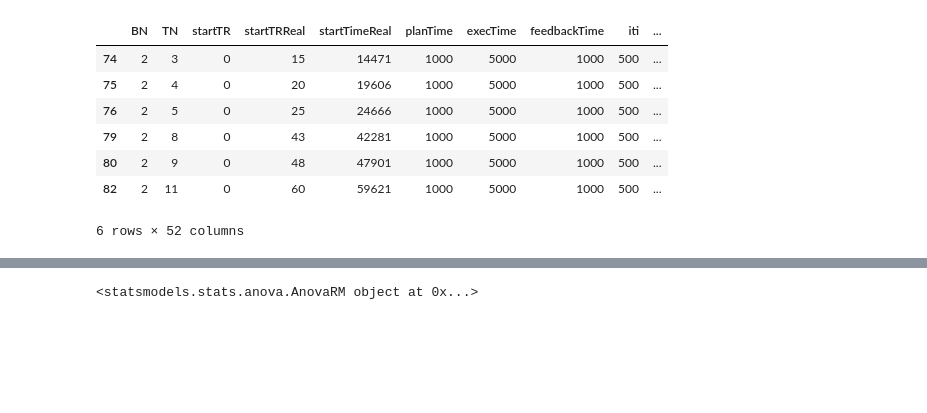
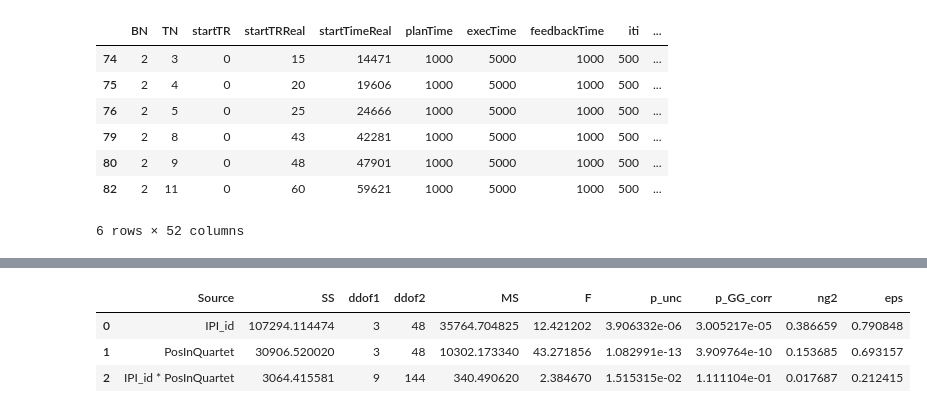
Before and after one commit to AmandaGiselleLily/modified-digit-inteference, a Jupyter notebook: notebooks/Within Subjects ANOVA.ipynb, the cells around one changed output, grey strips where cells are left out. Saved outputs shown, nothing was run; the diff lists cells and outputs as text; code cells hidden in the pictures; blank space fills up the shorter version.

```diff
--- a/notebooks/Within Subjects ANOVA.ipynb
+++ b/notebooks/Within Subjects ANOVA.ipynb
@@ -56,6 +69,8 @@ melted_ipi.head(6)
 # %%
-ipi_anova = AnovaRM(data=melted_ipi,subject="SID",depvar="IPI",within=["PosInQuartet","IPI_id"],aggregate_func="mean")
-
-print(ipi_anova)
+ipi_anova = pg.rm_anova(data=melted_ipi, dv='IPI', within=["IPI_id","PosInQuartet"], subject='SID')
+display(ipi_anova)
 # %% [output]
-<statsmodels.stats.anova.AnovaRM object at 0x...>
+|  | Source | SS | ddof1 | ddof2 | MS | F | p_unc | p_GG_corr | ng2 | eps |
+| 0 | IPI_id | 107294.114474 | 3 | 48 | 35764.704825 | 12.421202 | 3.906332e-06 | 3.005217e-05 | 0.386659 | 0.790848 |
+| 1 | PosInQuartet | 30906.520020 | 3 | 48 | 10302.173340 | 43.271856 | 1.082991e-13 | 3.909764e-10 | 0.153685 | 0.693157 |
+| 2 | IPI_id * PosInQuartet | 3064.415581 | 9 | 144 | 340.490620 | 2.384670 | 1.515315e-02 | 1.111104e-01 | 0.017687 | 0.212415 |
```
Also changed, not shown: parts of 3 cells of this notebook, 2 other files.
